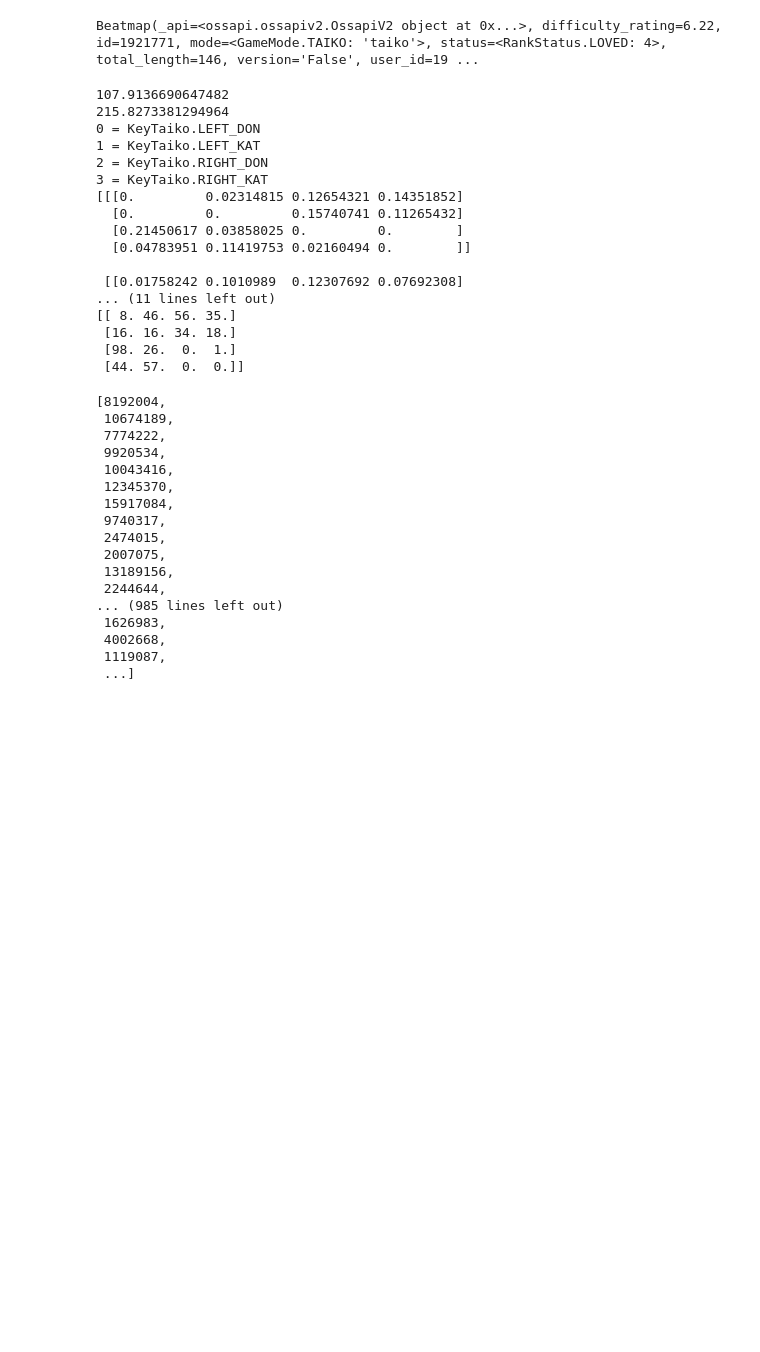
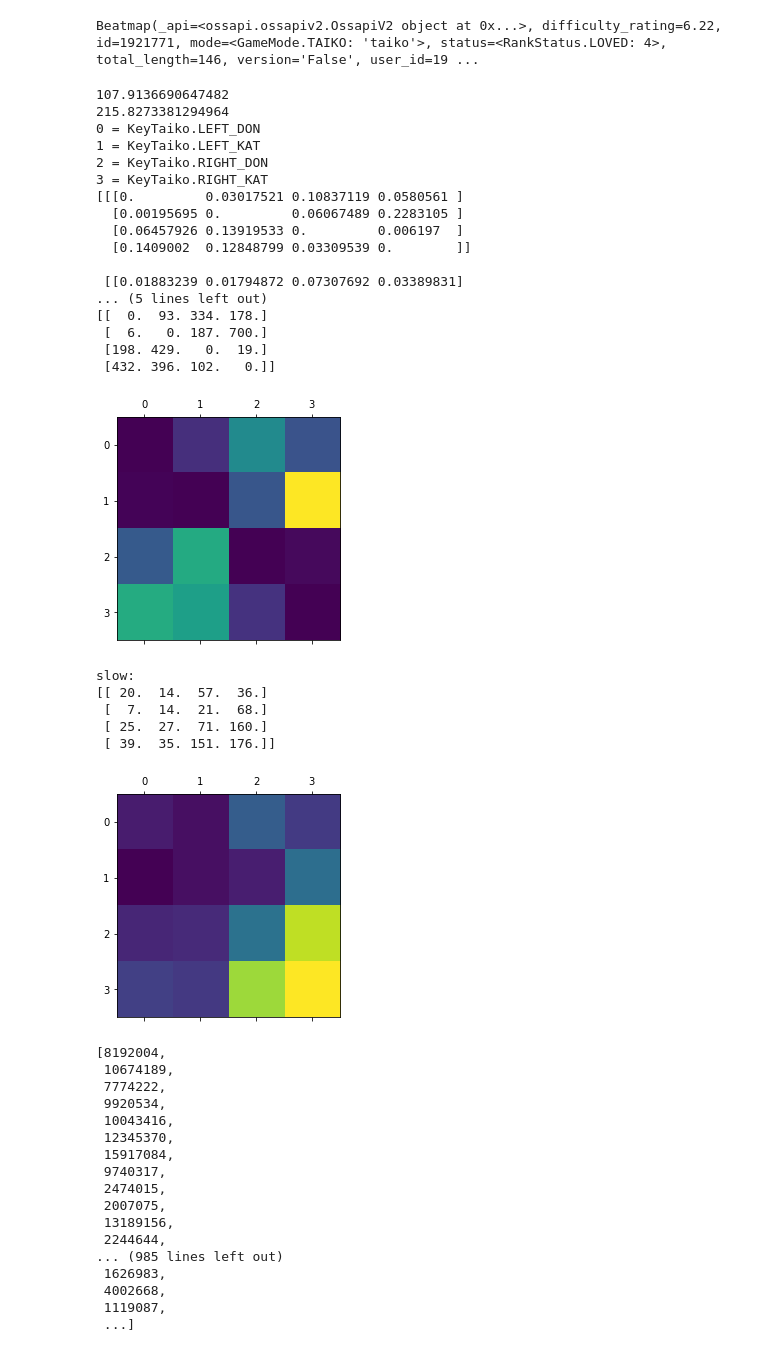
Before and after one commit to betairylia/otSR-2, a Jupyter notebook: Playstyle.ipynb, the cells around one changed output. Cells and saved outputs as stored; diff of their text form; code cells hidden in the pictures; blank space fills up the shorter version.

```diff
--- a/Playstyle.ipynb
+++ b/Playstyle.ipynb
@@ -51,6 +51,18 @@ for i in range(4):
 def swapLdk(arr):
     arr[[0, 1]] = arr[[1, 0]]
     arr[:, [0, 1]] = arr[:, [1, 0]]
+    return arr
+
+def normKD(arr):
+    sums = arr.sum(axis = 0)
+    sum_dons = sums[1] + sums[2]
+    sum_kats = sums[0] + sums[3]
+    arr = np.copy(arr)
+
+    arr[:, 0] /= sum_kats
+    arr[:, 1] /= sum_dons
+    arr[:, 2] /= sum_dons
+    arr[:, 3] /= sum_kats
     return arr
 
 def get_features(rep, slowThreshold):
@@ -83,44 +95,60 @@ def get_features(rep, slowThreshold):
             prevHit = newKeys
             timestamp = 0
 
     fast_mat = swapLdk(fast_mat)
     slow_mat = swapLdk(slow_mat)
 
     raw = [fast_mat, slow_mat]
+
+    fast_mat = normKD(fast_mat)
+    slow_mat = normKD(slow_mat)
+
     fast_norm = fast_mat / np.sum(fast_mat)
     slow_norm = slow_mat / np.sum(slow_mat)
     feat = np.stack([fast_norm, slow_norm], axis = 0).astype(np.float64)
 #     feat = fast_mat
 #     feat = feat / np.sum(feat)
 
     return feat, raw
 
-rep = parse_replay_file("replays/Flandre sca - katagiri - Naopura2000 -Daybreak- [Black Another].osr")
+download_rep(152963984, "152963984")
+rep = parse_replay_file("replays/152963984.osr")
 feat, [fast, slow] = get_features(rep, slowThreshold)
 print(feat)
 
 print("\nfast:")
 print(fast)
+plt.matshow(fast)
+plt.show()
 print("\nslow:")
 print(slow)
+plt.matshow(slow)
+plt.show()
 # %% [output]
 107.9136690647482
 215.8273381294964
 0 = KeyTaiko.LEFT_DON
 1 = KeyTaiko.LEFT_KAT
 2 = KeyTaiko.RIGHT_DON
 3 = KeyTaiko.RIGHT_KAT
-[[[0.         0.02314815 0.12654321 0.14351852]
-  [0.         0.         0.15740741 0.11265432]
-  [0.21450617 0.03858025 0.         0.        ]
-  [0.04783951 0.11419753 0.02160494 0.        ]]
+[[[0.         0.03017521 0.10837119 0.0580561 ]
+  [0.00195695 0.         0.06067489 0.2283105 ]
+  [0.06457926 0.13919533 0.         0.006197  ]
+  [0.1409002  0.12848799 0.03309539 0.        ]]
 
- [[0.01758242 0.1010989  0.12307692 0.07692308]
-... (11 lines left out)
-[[ 8. 46. 56. 35.]
- [16. 16. 34. 18.]
- [98. 26.  0.  1.]
- [44. 57.  0.  0.]]
+ [[0.01883239 0.01794872 0.07307692 0.03389831]
+... (5 lines left out)
+[[  0.  93. 334. 178.]
+ [  6.   0. 187. 700.]
+ [198. 429.   0.  19.]
+ [432. 396. 102.   0.]]
+[figure, added]
+slow:
+[[ 20.  14.  57.  36.]
+ [  7.  14.  21.  68.]
+ [ 25.  27.  71. 160.]
+ [ 39.  35. 151. 176.]]
+[figure, added]
 # %%
 def GetRanking(count = 100, mode = "taiko", country = None):
 
```
Also changed, not shown: parts of 5 cells of this notebook, 6 other files.
